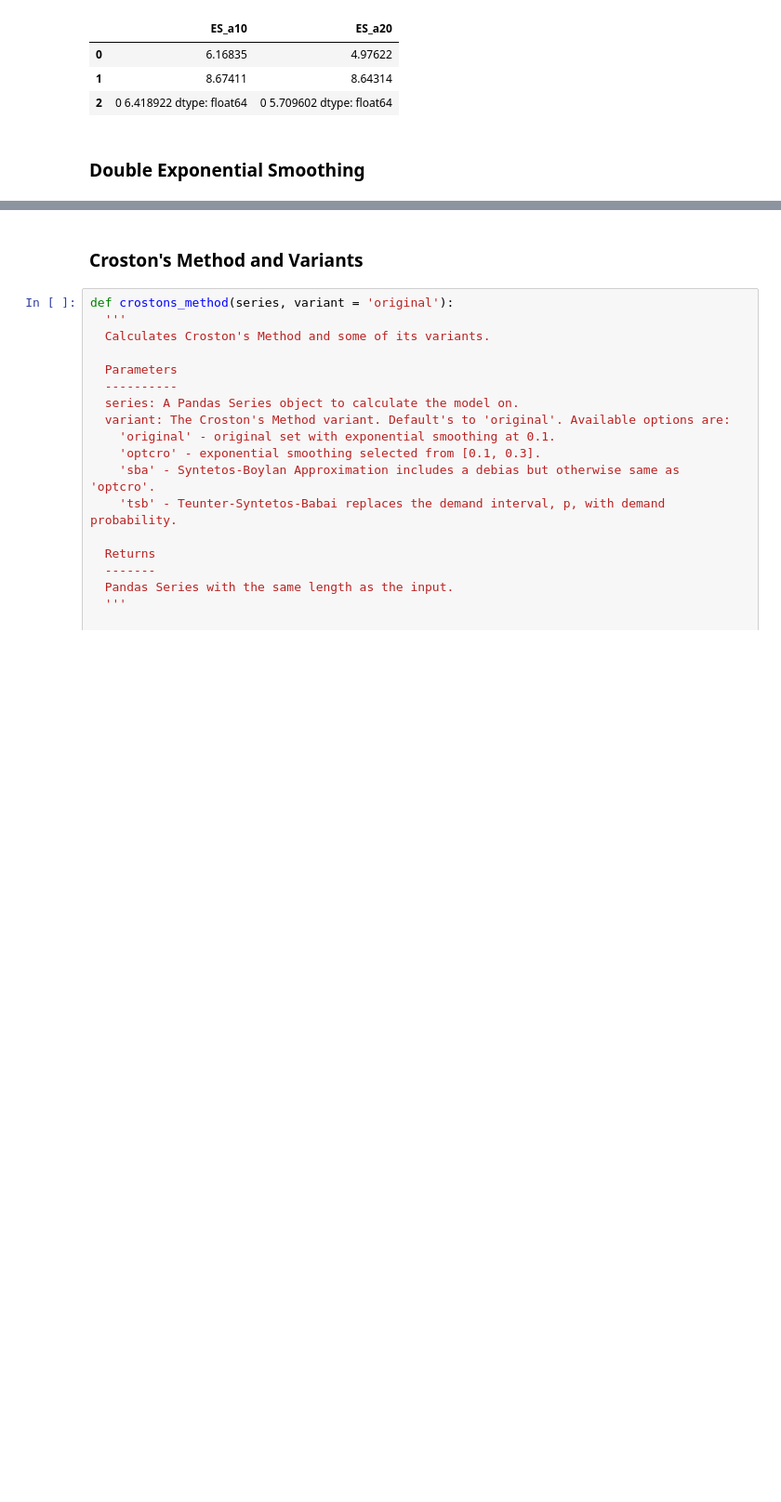
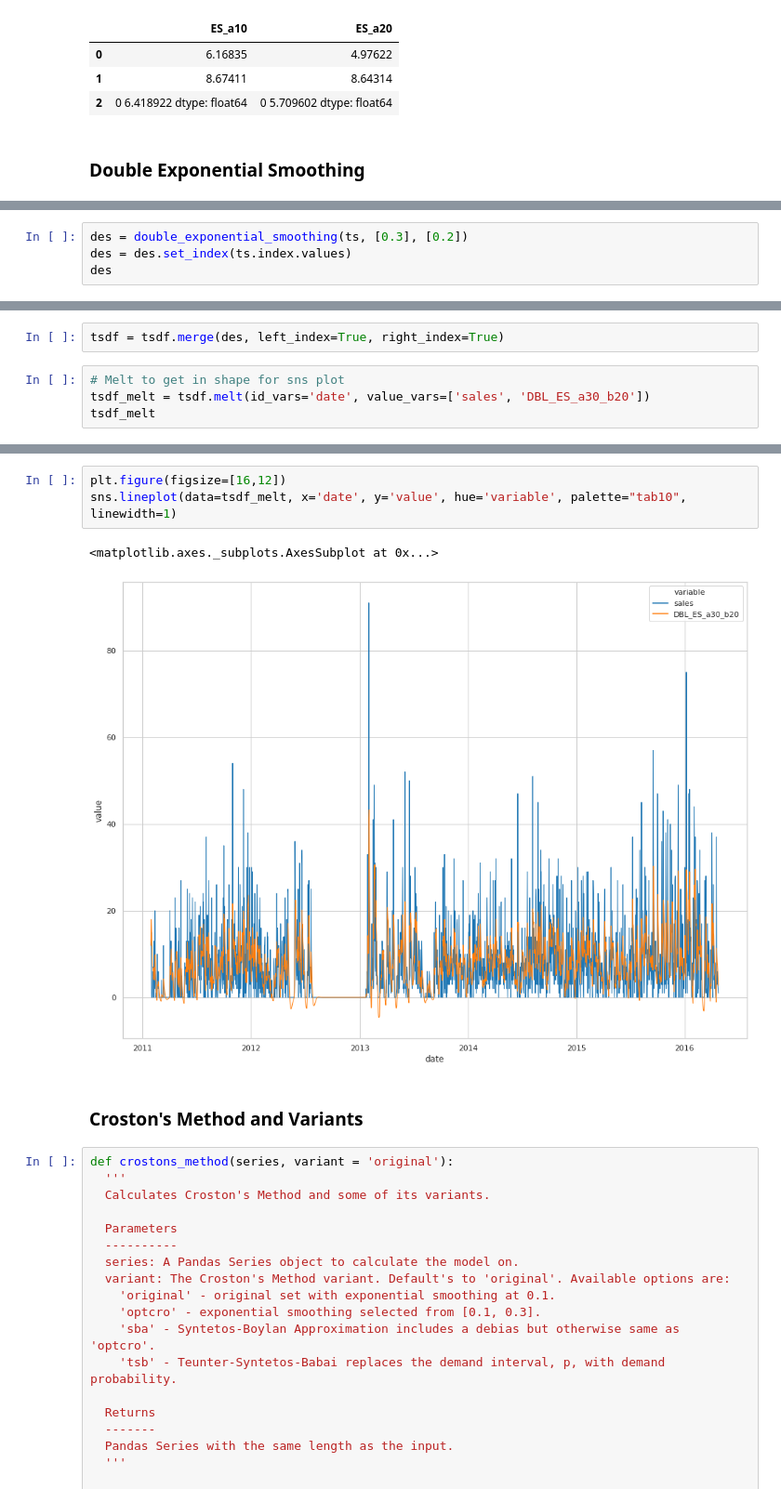
Before and after one commit to DanteHaywood/m5_forecast_accuracy, a Jupyter notebook: m5_forecast_accuracy.ipynb, the cells around one changed output, grey strips where cells are left out. Shown at 93% size. Saved outputs shown, nothing was run; the diff lists cells and outputs as text; blank space fills up the shorter version.

```diff
--- a/m5_forecast_accuracy.ipynb
+++ b/m5_forecast_accuracy.ipynb
@@ -518,2 +531,6 @@ def double_exponential_smoothing(series, alphas, betas):
 
   return DBL_ES_ALL
+# %%
+des = double_exponential_smoothing(ts, [0.3], [0.2])
+des = des.set_index(ts.index.values)
+des
@@ -519,0 +551,6 @@ def double_exponential_smoothing(series, alphas, betas):
+# %%
+tsdf = tsdf.merge(des, left_index=True, right_index=True)
+# %%
+# Melt to get in shape for sns plot
+tsdf_melt = tsdf.melt(id_vars='date', value_vars=['sales', 'DBL_ES_a30_b20'])
+tsdf_melt
@@ -520,3 +571,9 @@ def double_exponential_smoothing(series, alphas, betas):
+# %%
+plt.figure(figsize=[16,12])
+sns.lineplot(data=tsdf_melt, x='date', y='value', hue='variable', palette="tab10", linewidth=1)
+# %% [output]
+<matplotlib.axes._subplots.AxesSubplot at 0x...>
+[figure, added]
 # %% [markdown]
 ### Croston's Method and Variants
 # %%
```
Also changed, not shown: parts of 5 cells of this notebook.
